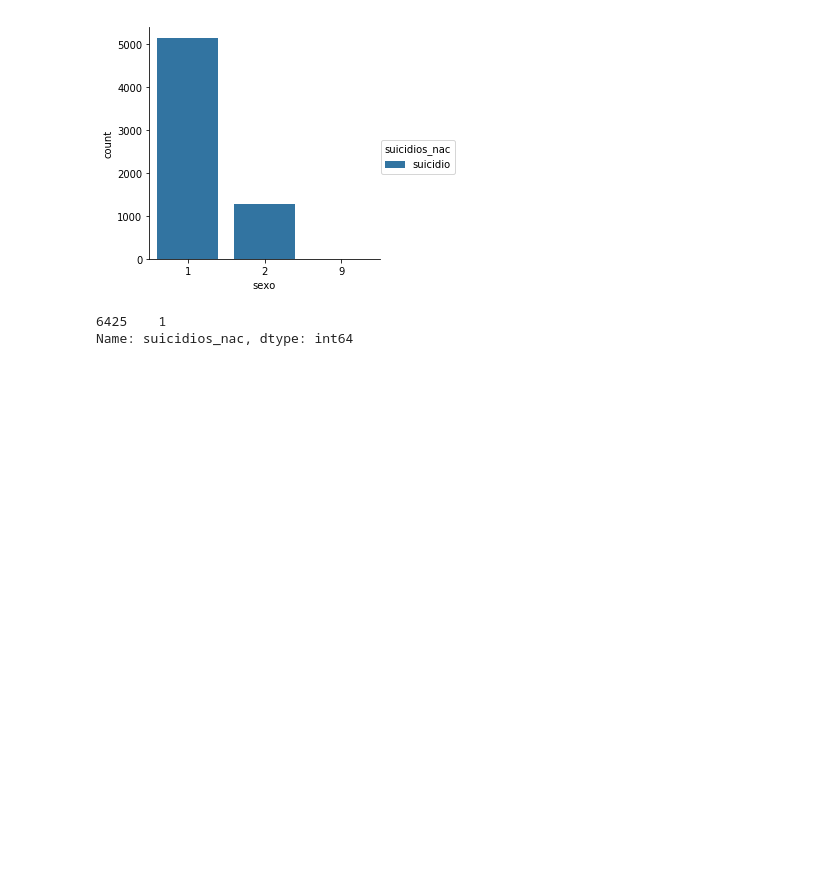
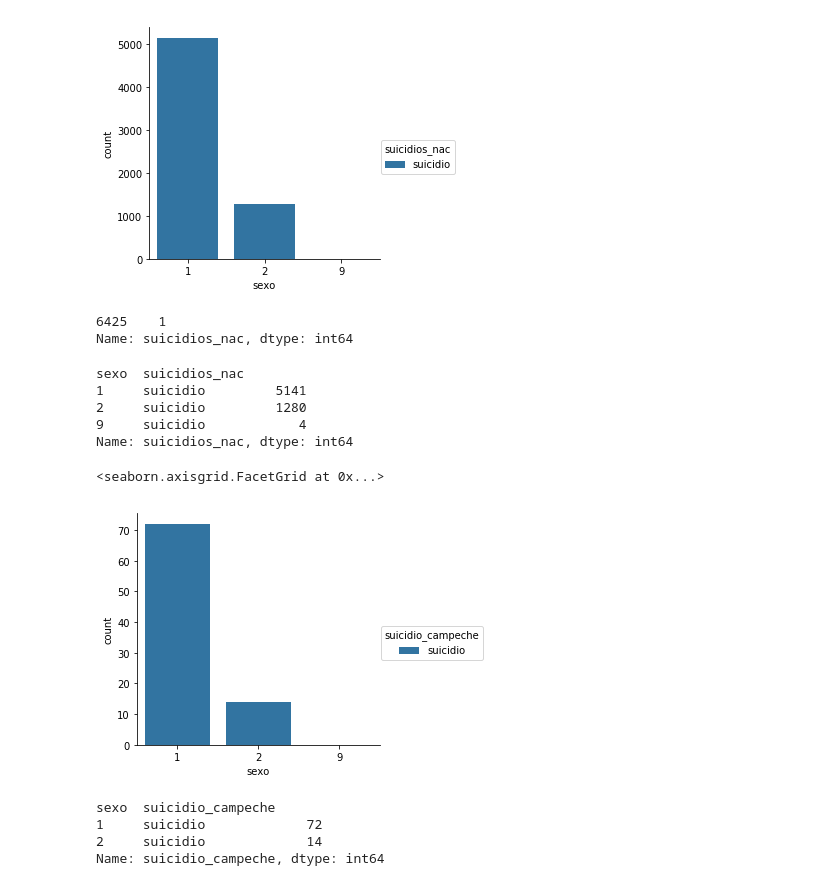
Before and after one commit to joakinCC/mortalidad_2015, a Jupyter notebook: Análisis de mortalidad 2015.ipynb, the cells around one changed output. Cells and saved outputs as stored; diff of their text form; code cells hidden in the pictures; blank space fills up the shorter version.

```diff
--- a/Análisis de mortalidad 2015.ipynb
+++ b/Análisis de mortalidad 2015.ipynb
@@ -108,3 +108,36 @@ defunciones_mex['suicidios_nac'].value_counts().value_counts()
 # %% [output]
 6425    1
 Name: suicidios_nac, dtype: int64
+# %%
+#Cuál fue la cantidad exacta de suicidios entre hombres y mujeres?
+defunciones_mex['suicidios_nac'].groupby(defunciones_mex['sexo']).value_counts()
+# %% [output]
+sexo  suicidios_nac
+1     suicidio         5141
+2     suicidio         1280
+9     suicidio            4
+Name: suicidios_nac, dtype: int64
+# %%
+#Ahora vamos a analizar la situación de campeche, código 4.
+def suicidio_campeche(persona):
+    ent_ocurr, edad, presunto, sexo = persona
+
+    if (ent_ocurr == 4 and presunto == 3):
+        return 'suicidio'
+    else:
+        return
+# %%
+defunciones_mex['suicidio_campeche'] = defunciones_mex[['ent_ocurr','edad','presunto','sexo']].apply(suicidio_campeche, axis=1)
+# %%
+sns.factorplot('sexo', data=defunciones_mex, hue='suicidio_campeche', kind='count')
+# %% [output]
+<seaborn.axisgrid.FacetGrid at 0x...>
+[figure, added]
+# %%
+defunciones_mex['suicidio_campeche'].groupby(defunciones_mex['sexo']).value_counts()
+#Se puede observar que la tendecia sigue siendo más hacia hombres.
+# %% [output]
+sexo  suicidio_campeche
+1     suicidio             72
+2     suicidio             14
+Name: suicidio_campeche, dtype: int64
```
Also changed, not shown: 1 other file.
